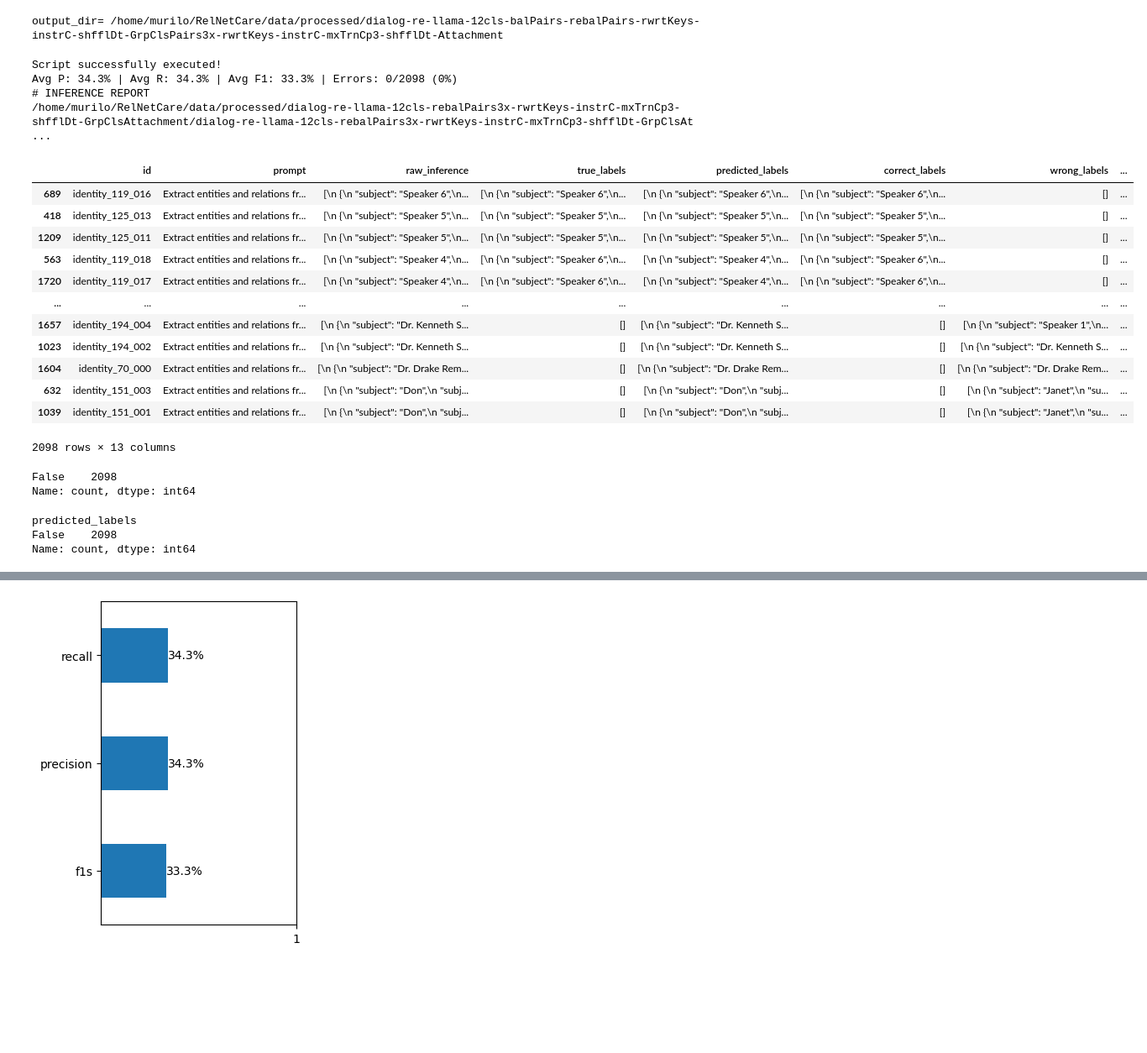
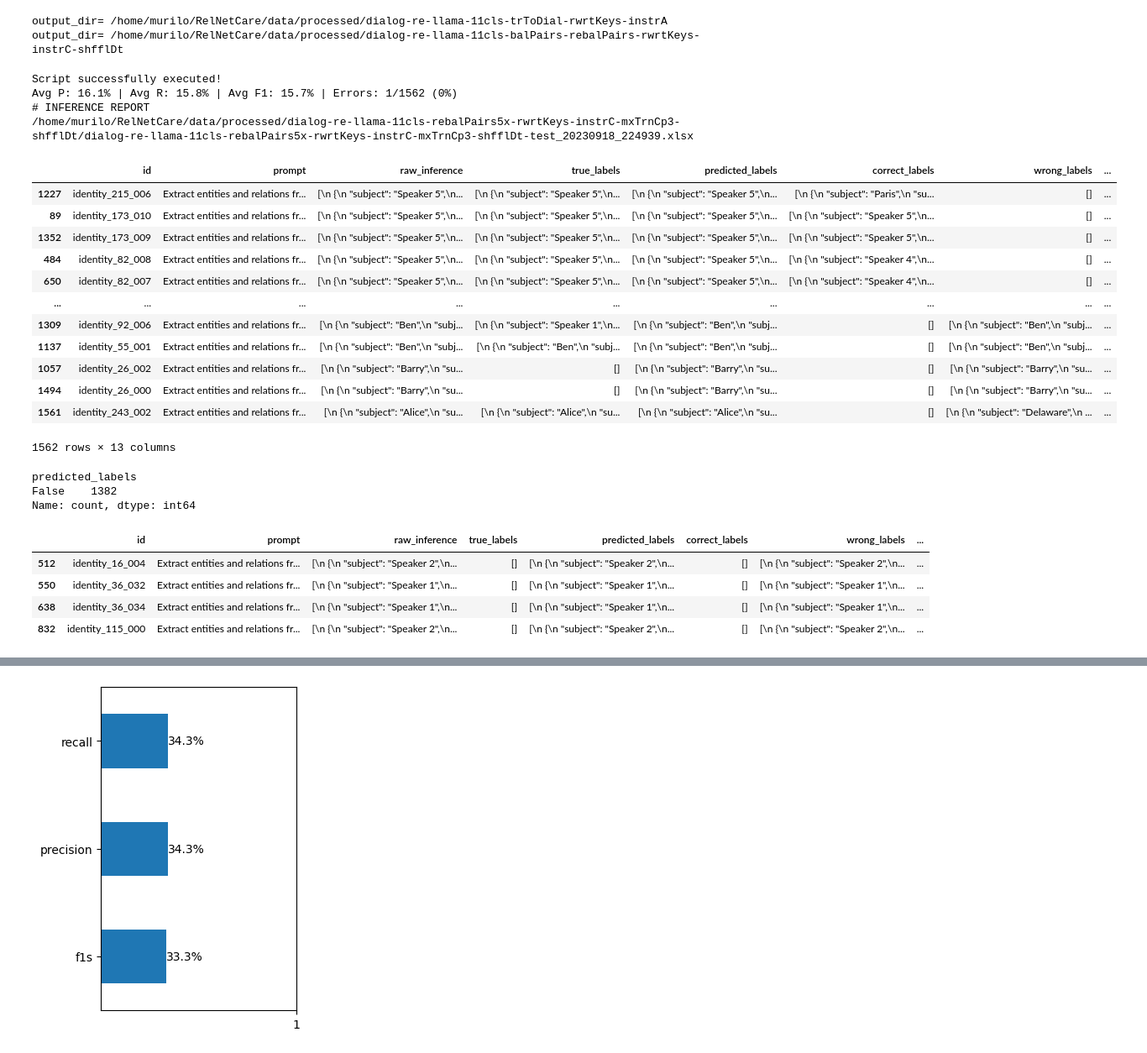
Before and after one commit to murilobellatini/RelNetCare, a Jupyter notebook: reports/04_model_evaluation/dialogre-evaluate-llama-relation-inferer.ipynb, the cells around one changed output, grey strips where cells are left out. Shown at 84% size. Cells and saved outputs as stored; diff of their text form; code cells hidden in the pictures; blank space fills up the shorter version.

```diff
--- a/reports/04_model_evaluation/dialogre-evaluate-llama-relation-inferer.ipynb
+++ b/reports/04_model_evaluation/dialogre-evaluate-llama-relation-inferer.ipynb
@@ -4,61 +4,62 @@
 # %%
 from src.processing.relation_extraction_evaluator import RelationExtractorEvaluator, RelationGranularMetrics
 from src.config import get_config_from_stem
 
 # Define path for the test dataset
-# data_stem="dialog-re-llama-11cls-rebalPairs4x-rwrtKeys-instrC-mxTrnCp3"
-# data_stem="dialog-re-llama-36cls-clsTskOnl-rebalPairs2.5x-instrB-shfflDt-WthNRltnUndrsmpld"
-data_stem="dialog-re-llama-12cls-rebalPairs3x-rwrtKeys-instrC-mxTrnCp3-shfflDt-GrpClsAttachment"
-
-# data_stem="dialog-re-llama-7cls-rebalPairs3x-rwrtKeys-instrC-mxTrnCp3-shfflDt"
-# data_stem="dialog-re-llama-11cls-rebalPairs-rwrtKeys-instrC"
-# data_stem="dialog-re-llama-11cls-rebalPairs2x-rwrtKeys-instrC-mxTrnCp10-shfflDt"
+data_stem="dialog-re-llama-11cls-rebalPairs6x-rwrtKeys-instrC-mxTrnCp3-shfflDt"
 test_file_path = f"/home/murilo/RelNetCare/data/processed/{data_stem}/{data_stem}-test.json"
 
 # get config and evaluator
 config = get_config_from_stem(data_stem)
 evaluator = RelationExtractorEvaluator(config=config)
 
 # Evaluate performance
 df = evaluator.assess_performance_on_test_dataset(test_file_path, cap_size=None, return_details=True)
 df.sort_values(['f1s', 'raw_inference'], ascending=[False, False])
 # %% [output]
-output_dir= /home/murilo/RelNetCare/data/processed/dialog-re-llama-12cls-balPairs-rebalPairs-rwrtKeys-instrC-shfflDt-GrpClsPairs3x-rwrtKeys-instrC-mxTrnCp3-shfflDt-Attachment
+output_dir= /home/murilo/RelNetCare/data/processed/dialog-re-llama-11cls-trToDial-rwrtKeys-instrA
+output_dir= /home/murilo/RelNetCare/data/processed/dialog-re-llama-11cls-balPairs-rebalPairs-rwrtKeys-instrC-shfflDt
 Script successfully executed!
-Avg P: 34.3% | Avg R: 34.3% | Avg F1: 33.3% | Errors: 0/2098 (0%)
+Avg P: 16.1% | Avg R: 15.8% | Avg F1: 15.7% | Errors: 1/1562 (0%)
 # INFERENCE REPORT
-/home/murilo/RelNetCare/data/processed/dialog-re-llama-12cls-rebalPairs3x-rwrtKeys-instrC-mxTrnCp3-shfflDt-GrpClsAttachment/dialog-re-llama-12cls-rebalPairs3x-rwrtKeys-instrC-mxTrnCp3-shfflDt-GrpClsAt ...
+/home/murilo/RelNetCare/data/processed/dialog-re-llama-11cls-rebalPairs5x-rwrtKeys-instrC-mxTrnCp3-shfflDt/dialog-re-llama-11cls-rebalPairs5x-rwrtKeys-instrC-mxTrnCp3-shfflDt-test_20230918_224939.xlsx
 |  | id | prompt | raw_inference | true_labels | predicted_labels | correct_labels | wrong_labels | ... |
-| 689 | identity_119_016 | Extract entities and relations fr... | [\n {\n "subject": "Speaker 6",\n... | [\n {\n "subject": "Speaker 6",\n... | [\n {\n "subject": "Speaker 6",\n... | [\n {\n "subject": "Speaker 6",\n... | [] | ... |
-| 418 | identity_125_013 | Extract entities and relations fr... | [\n {\n "subject": "Speaker 5",\n... | [\n {\n "subject": "Speaker 5",\n... | [\n {\n "subject": "Speaker 5",\n... | [\n {\n "subject": "Speaker 5",\n... | [] | ... |
-| 1209 | identity_125_011 | Extract entities and relations fr... | [\n {\n "subject": "Speaker 5",\n... | [\n {\n "subject": "Speaker 5",\n... | [\n {\n "subject": "Speaker 5",\n... | [\n {\n "subject": "Speaker 5",\n... | [] | ... |
-| 563 | identity_119_018 | Extract entities and relations fr... | [\n {\n "subject": "Speaker 4",\n... | [\n {\n "subject": "Speaker 6",\n... | [\n {\n "subject": "Speaker 4",\n... | [\n {\n "subject": "Speaker 6",\n... | [] | ... |
-| 1720 | identity_119_017 | Extract entities and relations fr... | [\n {\n "subject": "Speaker 4",\n... | [\n {\n "subject": "Speaker 6",\n... | [\n {\n "subject": "Speaker 4",\n... | [\n {\n "subject": "Speaker 6",\n... | [] | ... |
+| 1227 | identity_215_006 | Extract entities and relations fr... | [\n {\n "subject": "Speaker 5",\n... | [\n {\n "subject": "Speaker 5",\n... | [\n {\n "subject": "Speaker 5",\n... | [\n {\n "subject": "Paris",\n "su... | [] | ... |
+| 89 | identity_173_010 | Extract entities and relations fr... | [\n {\n "subject": "Speaker 5",\n... | [\n {\n "subject": "Speaker 5",\n... | [\n {\n "subject": "Speaker 5",\n... | [\n {\n "subject": "Speaker 5",\n... | [] | ... |
+| 1352 | identity_173_009 | Extract entities and relations fr... | [\n {\n "subject": "Speaker 5",\n... | [\n {\n "subject": "Speaker 5",\n... | [\n {\n "subject": "Speaker 5",\n... | [\n {\n "subject": "Speaker 5",\n... | [] | ... |
+| 484 | identity_82_008 | Extract entities and relations fr... | [\n {\n "subject": "Speaker 5",\n... | [\n {\n "subject": "Speaker 5",\n... | [\n {\n "subject": "Speaker 5",\n... | [\n {\n "subject": "Speaker 4",\n... | [] | ... |
+| 650 | identity_82_007 | Extract entities and relations fr... | [\n {\n "subject": "Speaker 5",\n... | [\n {\n "subject": "Speaker 5",\n... | [\n {\n "subject": "Speaker 5",\n... | [\n {\n "subject": "Speaker 4",\n... | [] | ... |
 | ... | ... | ... | ... | ... | ... | ... | ... | ... |
-| 1657 | identity_194_004 | Extract entities and relations fr... | [\n {\n "subject": "Dr. Kenneth S... | [] | [\n {\n "subject": "Dr. Kenneth S... | [] | [\n {\n "subject": "Speaker 1",\n... | ... |
-| 1023 | identity_194_002 | Extract entities and relations fr... | [\n {\n "subject": "Dr. Kenneth S... | [] | [\n {\n "subject": "Dr. Kenneth S... | [] | [\n {\n "subject": "Dr. Kenneth S... | ... |
-| 1604 | identity_70_000 | Extract entities and relations fr... | [\n {\n "subject": "Dr. Drake Rem... | [] | [\n {\n "subject": "Dr. Drake Rem... | [] | [\n {\n "subject": "Dr. Drake Rem... | ... |
-| 632 | identity_151_003 | Extract entities and relations fr... | [\n {\n "subject": "Don",\n "subj... | [] | [\n {\n "subject": "Don",\n "subj... | [] | [\n {\n "subject": "Janet",\n "su... | ... |
-| 1039 | identity_151_001 | Extract entities and relations fr... | [\n {\n "subject": "Don",\n "subj... | [] | [\n {\n "subject": "Don",\n "subj... | [] | [\n {\n "subject": "Janet",\n "su... | ... |
+| 1309 | identity_92_006 | Extract entities and relations fr... | [\n {\n "subject": "Ben",\n "subj... | [\n {\n "subject": "Speaker 1",\n... | [\n {\n "subject": "Ben",\n "subj... | [] | [\n {\n "subject": "Ben",\n "subj... | ... |
+| 1137 | identity_55_001 | Extract entities and relations fr... | [\n {\n "subject": "Ben",\n "subj... | [\n {\n "subject": "Ben",\n "subj... | [\n {\n "subject": "Ben",\n "subj... | [] | [\n {\n "subject": "Ben",\n "subj... | ... |
+| 1057 | identity_26_002 | Extract entities and relations fr... | [\n {\n "subject": "Barry",\n "su... | [] | [\n {\n "subject": "Barry",\n "su... | [] | [\n {\n "subject": "Barry",\n "su... | ... |
+| 1494 | identity_26_000 | Extract entities and relations fr... | [\n {\n "subject": "Barry",\n "su... | [] | [\n {\n "subject": "Barry",\n "su... | [] | [\n {\n "subject": "Barry",\n "su... | ... |
+| 1561 | identity_243_002 | Extract entities and relations fr... | [\n {\n "subject": "Alice",\n "su... | [\n {\n "subject": "Alice",\n "su... | [\n {\n "subject": "Alice",\n "su... | [] | [\n {\n "subject": "Delaware",\n ... | ... |
-2098 rows × 13 columns
+1562 rows × 13 columns
 # %%
-mask = ((df.true_labels.astype(str) == "[]") &  (df.predicted_labels.astype(str) == "[]" ))
-mask.value_counts()
+# mask = ((df.true_labels.astype(str) == "[]") &  (df.predicted_labels.astype(str) == "[]" ))
+# mask.value_counts()
-# %% [output]
-False    2098
-Name: count, dtype: int64
 # %%
-mask = ( (df.predicted_labels.astype(str) == "[]" ))
-mask.value_counts()
+# mask = ( (df.predicted_labels.astype(str) == "[]" ))
+# mask.value_counts()
 # %% [output]
 predicted_labels
-False    2098
+False    1382
 Name: count, dtype: int64
 # %%
 # idx=0
 # print(df.prompt.iloc[idx])
 # print(df.raw_inference.iloc[idx])
 # config.allowed_relations
+
+mask = (df.predicted_labels.str.len() < 127)
+df[mask]
+# %% [output]
+|  | id | prompt | raw_inference | true_labels | predicted_labels | correct_labels | wrong_labels | ... |
+| 512 | identity_16_004 | Extract entities and relations fr... | [\n {\n "subject": "Speaker 2",\n... | [] | [\n {\n "subject": "Speaker 2",\n... | [] | [\n {\n "subject": "Speaker 2",\n... | ... |
+| 550 | identity_36_032 | Extract entities and relations fr... | [\n {\n "subject": "Speaker 1",\n... | [] | [\n {\n "subject": "Speaker 1",\n... | [] | [\n {\n "subject": "Speaker 1",\n... | ... |
+| 638 | identity_36_034 | Extract entities and relations fr... | [\n {\n "subject": "Speaker 1",\n... | [] | [\n {\n "subject": "Speaker 1",\n... | [] | [\n {\n "subject": "Speaker 1",\n... | ... |
+| 832 | identity_115_000 | Extract entities and relations fr... | [\n {\n "subject": "Speaker 2",\n... | [] | [\n {\n "subject": "Speaker 2",\n... | [] | [\n {\n "subject": "Speaker 2",\n... | ... |
 # %%
 from src.processing.relation_extraction_evaluator import RelationExtractorEvaluator, RelationGranularMetrics
 
```
Also changed, not shown: parts of 1 cell of this notebook, 4 other files.
